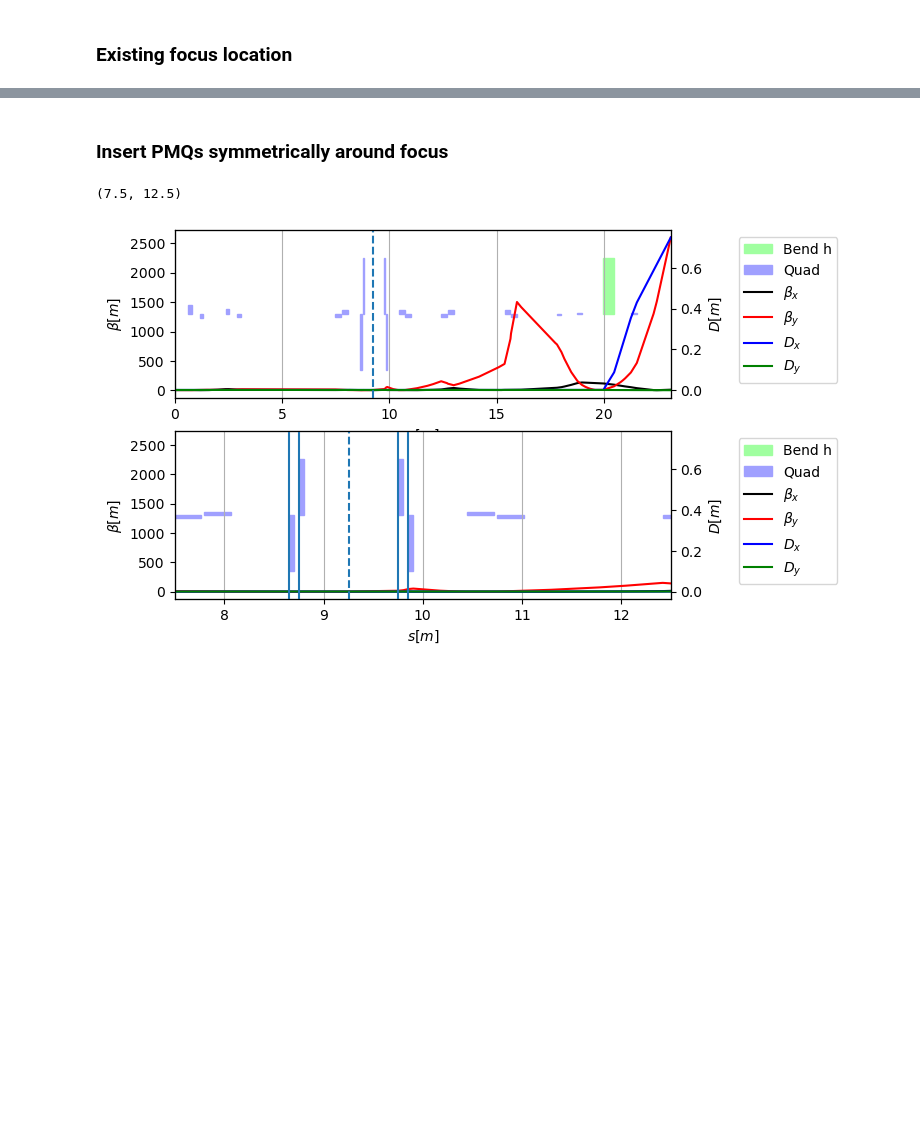
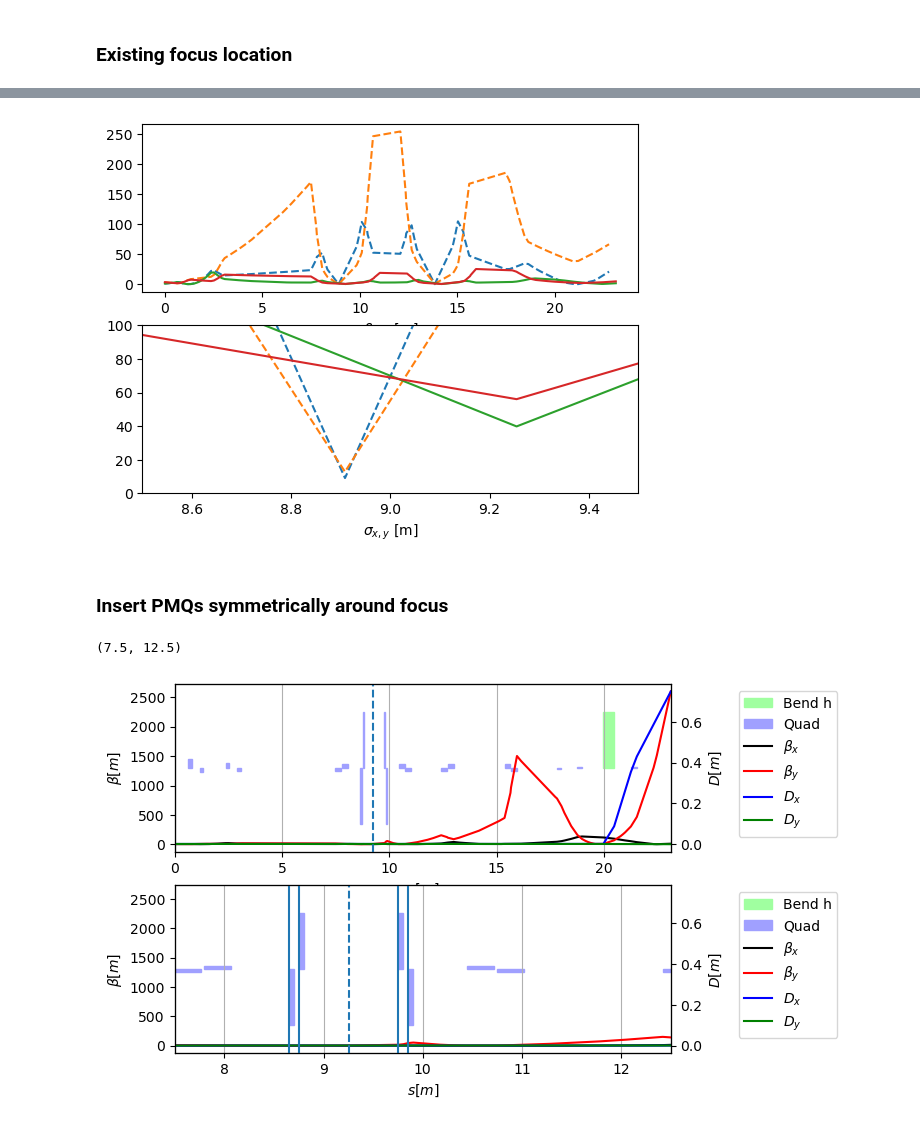
Before and after one commit to stewartboogert/pyclara, a Jupyter notebook: Notebooks/PMQ_XSuite.ipynb, the cells around one changed output, grey strips where cells are left out. Drawn from its saved outputs; the diff is of its cells as text; code cells hidden in the pictures; blank space fills up the shorter version.

```diff
--- a/Notebooks/PMQ_XSuite.ipynb
+++ b/Notebooks/PMQ_XSuite.ipynb
@@ -52,0 +65,92 @@ scr beta :  0.4376888810639087 3.137057040119797
+# %%
+xsuite_twiss = pyclara.Converters.elegant2xsuite("../PostInjector/FEBE.lte",
+                                                 line_name="FEBE",
+                                                 start_element="CLA-FEA-SIM-DIP-04-END",
+                                                 end_element="CLA-FED-SIM-DUMP-01-START",
+                                                 elegant_twi="../Run/FEBE.twi")
+
+
+
+l = xsuite_twiss['env'].lines['FEBE']
+t = xsuite_twiss['xtrack_twiss']
+t0 = xsuite_twiss['xtrack_twiss0']
+t0d = xsuite_twiss['dict_twiss0']
+p = xsuite_twiss['xtrack_particles']
+
+print('CLA_FEH_MAG_QUAD_01',l.get('CLA_FEH_MAG_QUAD_01.K1'))
+print('CLA_FEH_MAG_QUAD_02',l.get('CLA_FEH_MAG_QUAD_02.K1'))
+print('CLA_FEA_MAG_QUAD_16',l.get('CLA_FEA_MAG_QUAD_16.K1'))
+print('CLA_FEA_MAG_QUAD_15',l.get('CLA_FEA_MAG_QUAD_15.K1'))
+print('CLA_FEA_MAG_QUAD_14',l.get('CLA_FEA_MAG_QUAD_14.K1'))
+print('CLA_FEA_MAG_QUAD_13',l.get('CLA_FEA_MAG_QUAD_13.K1'))
+print('FEBE_DRIFT_177',l.get('FEBE_DRIFT_177.L'))
+print('FEBE_DRIFT_178',l.get('FEBE_DRIFT_178.L'))
+
+
+l.vars['ds_focus'] = 0.0
+l['FEBE_DRIFT_177.L'] = l.vars['FEBE_DRIFT_177.L'] + l.vars['ds_focus']
+l['FEBE_DRIFT_178.L'] = l.vars['FEBE_DRIFT_178.L'] - l.vars['ds_focus']
+
+
+try :
+    opt = l.match(
+        start='CLA_FEA_SIM_DIP_04_END', end='CLA_FED_SIM_DUMP_01_START',
+        init=t0,
+        vary=xtrack.VaryList(['FEBE_DRIFT_177.L',
+                              'CLA_FEH_MAG_QUAD_01.K1',
+                              'CLA_FEH_MAG_QUAD_02.K1',
+                              'CLA_FEA_MAG_QUAD_16.K1',
+                              'CLA_FEA_MAG_QUAD_15.K1',
+                              'CLA_FEA_MAG_QUAD_14.K1',
+                              'CLA_FEA_MAG_QUAD_13.K1'],
+                             step=0.001, limits=[-100, 100]),
+        targets = [xtrack.TargetSet(betx=0.2593548064535031/30, tol=1e-2, at='CLA_FEC1_SIM_FOCUS_01'),
+                   xtrack.TargetSet(bety=0.5133389531089778/30, tol=1e-2, at='CLA_FEC1_SIM_FOCUS_01')],
+        n_steps_max=1000)
+    print(opt.log())
+except RuntimeError :
+    pass
+
+
+t_emq = l.twiss(method="4d",init=t0)
+
+epsilon_n = 3e-6
+gamma = 250/0.511
+epsilon = epsilon_n/gamma
+
+plt.subplot(2,1,1)
+plt.plot(t_emq['s'],t_emq['betx'],"--")
+plt.plot(t_emq['s'],t_emq['bety'],"--")
+plt.plot(t['s'],t['betx'],"-")
+plt.plot(t['s'],t['bety'],"-")
+plt.xlabel('s [m]')
+plt.xlabel('$\\beta_{x,y}$ [m]')
+
+plt.subplot(2,1,2)
+plt.plot(t_emq['s'],np.sqrt(epsilon*t_emq['betx'])/1e-6,"--")
+plt.plot(t_emq['s'],np.sqrt(epsilon*t_emq['bety'])/1e-6,"--")
+plt.plot(t['s'],np.sqrt(epsilon*t['betx'])/1e-6,"-")
+plt.plot(t['s'],np.sqrt(epsilon*t['bety'])/1e-6,"-")
+plt.xlabel('s [m]')
+plt.xlabel('$\\sigma_{x,y}$ [m]')
+
+plt.xlim(8.5,9.5)
+plt.ylim(0,100)
+
+# s location of IP
+ip_idx = (t_emq['name'] == "CLA_FEC1_SIM_FOCUS_01")
+scr_idx = (t_emq['name'] == "CLA_FED_DIA_SCR_02")
+
+ip_s = t_emq['s'][ip_idx][0]
+scr_s = t_emq['s'][scr_idx][0]
+
+ip_betx = t_emq['betx'][ip_idx][0]
+ip_bety = t_emq['bety'][ip_idx][0]
+scr_betx = t_emq['betx'][scr_idx][0]
+scr_bety = t_emq['bety'][scr_idx][0]
+
+
+print("ip beta  : ", ip_betx, ip_bety)
+print("ip sigma : ", np.sqrt(epsilon*ip_betx)/1e-6, np.sqrt(epsilon*ip_bety)/1e-6)
+print("scr beta : ",scr_betx, scr_bety)
+# %% [output]
@@ -53,3 +174,4 @@ scr beta :  0.4376888810639087 3.137057040119797
+[figure, added]
 # %% [markdown]
 ### Insert PMQs symmetrically around focus
 # %%
```
Also changed, not shown: parts of 10 cells of this notebook, 2 other files.
